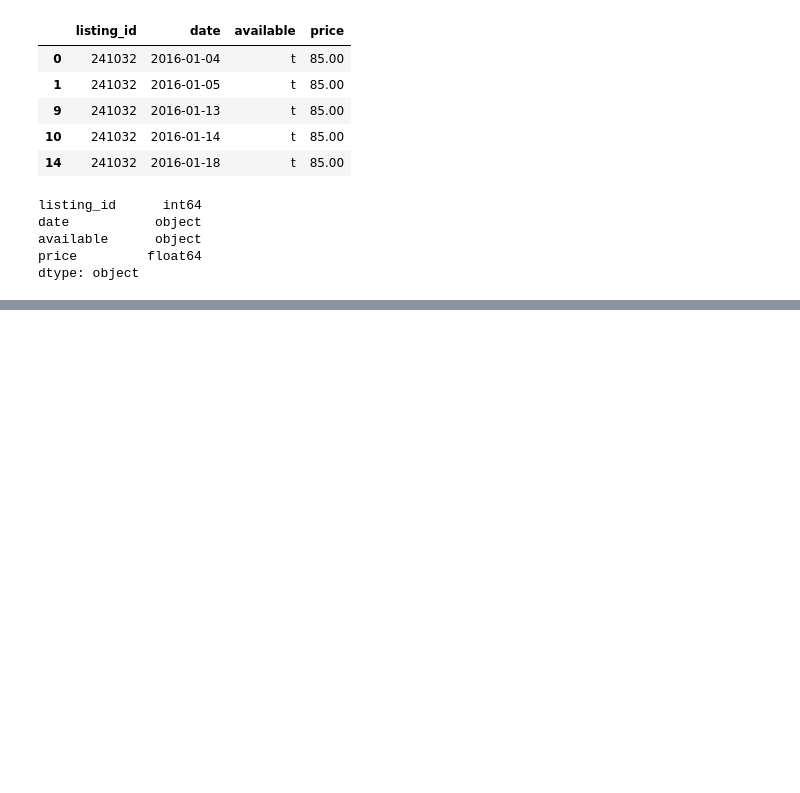
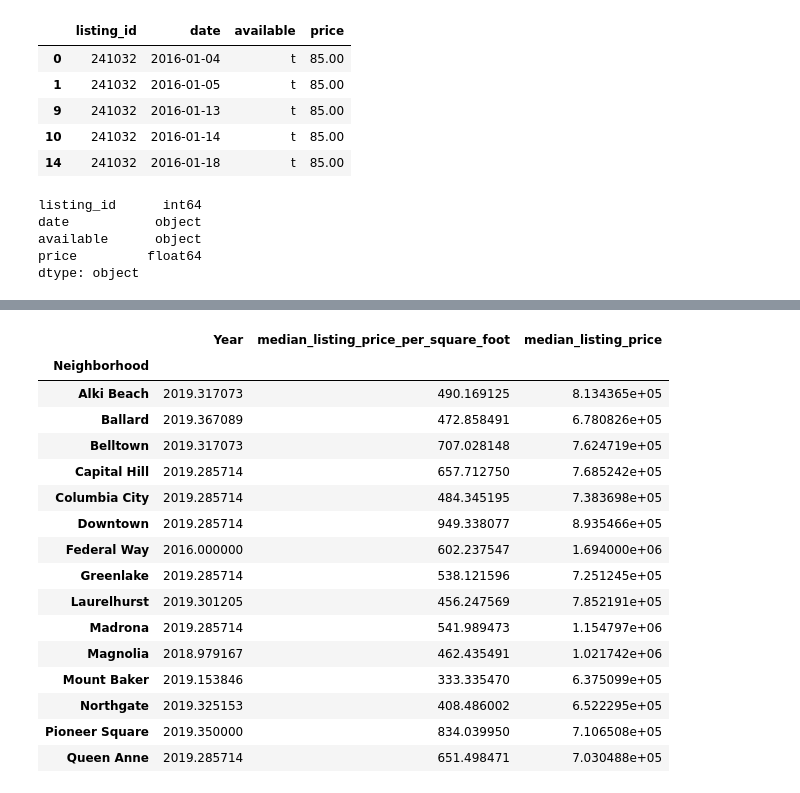
Before and after one commit to NehaJantre/1-Rental-Income-Home-Evaluator-Application, a Jupyter notebook: main.ipynb, the cells around one changed output, grey strips where cells are left out. Saved outputs shown, nothing was run; the diff lists cells and outputs as text; code cells hidden in the pictures; blank space fills up the shorter version.

```diff
--- a/main.ipynb
+++ b/main.ipynb
@@ -249,3 +252,10 @@ date           object
 available      object
 price         float64
 dtype: object
+# %%
+data2_df =  pd.read_csv(
+    Path("Data/RDC_Inventory_Core_Metrics_Zip_History.csv")
+)
+
+data2_df.dropna()
+display(data2_df.head())
@@ -251,0 +270,25 @@ dtype: object
+# %%
+median_sales_price_seattle = (
+    data2_df[['Year','median_listing_price_per_square_foot','median_listing_price','Neighborhood']]
+    .groupby('Neighborhood')
+    .mean()
+)
+median_sales_price_seattle.head(15)
+# %% [output]
+|  | Year | median_listing_price_per_square_foot | median_listing_price |
+| Neighborhood |  |  |  |
+| Alki Beach | 2019.317073 | 490.169125 | 8.134365e+05 |
+| Ballard | 2019.367089 | 472.858491 | 6.780826e+05 |
+| Belltown | 2019.317073 | 707.028148 | 7.624719e+05 |
+| Capital Hill | 2019.285714 | 657.712750 | 7.685242e+05 |
+| Columbia City | 2019.285714 | 484.345195 | 7.383698e+05 |
+| Downtown | 2019.285714 | 949.338077 | 8.935466e+05 |
+| Federal Way | 2016.000000 | 602.237547 | 1.694000e+06 |
+| Greenlake | 2019.285714 | 538.121596 | 7.251245e+05 |
+| Laurelhurst | 2019.301205 | 456.247569 | 7.852191e+05 |
+| Madrona | 2019.285714 | 541.989473 | 1.154797e+06 |
+| Magnolia | 2018.979167 | 462.435491 | 1.021742e+06 |
+| Mount Baker | 2019.153846 | 333.335470 | 6.375099e+05 |
+| Northgate | 2019.325153 | 408.486002 | 6.522295e+05 |
+| Pioneer Square | 2019.350000 | 834.039950 | 7.106508e+05 |
+| Queen Anne | 2019.285714 | 651.498471 | 7.030488e+05 |
```
Also changed, not shown: parts of 5 cells of this notebook.
